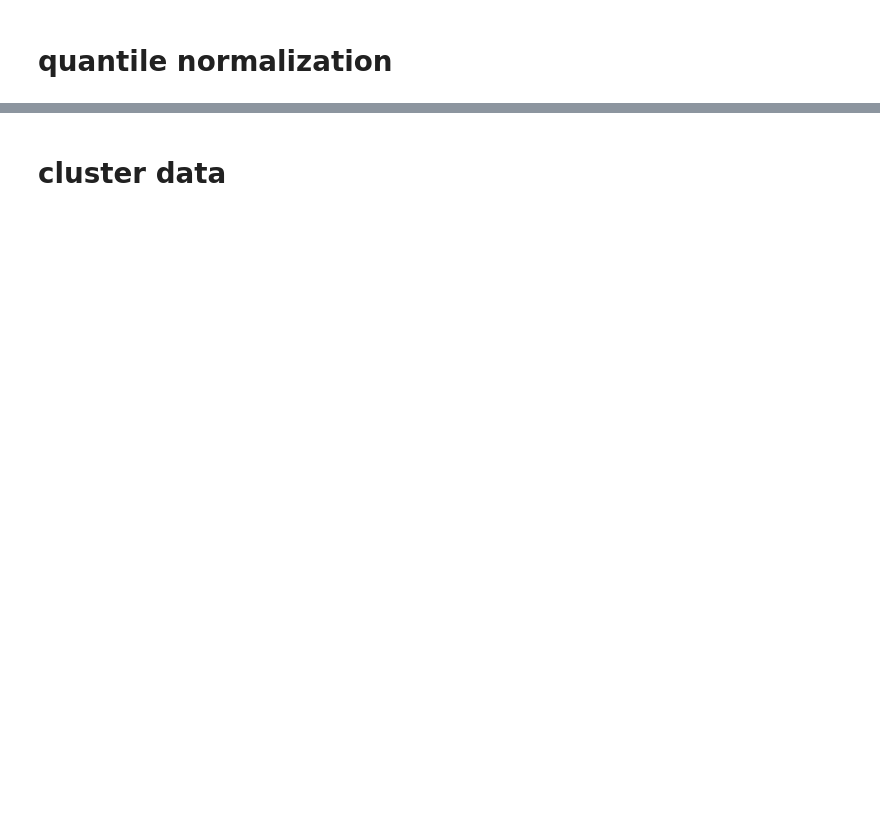
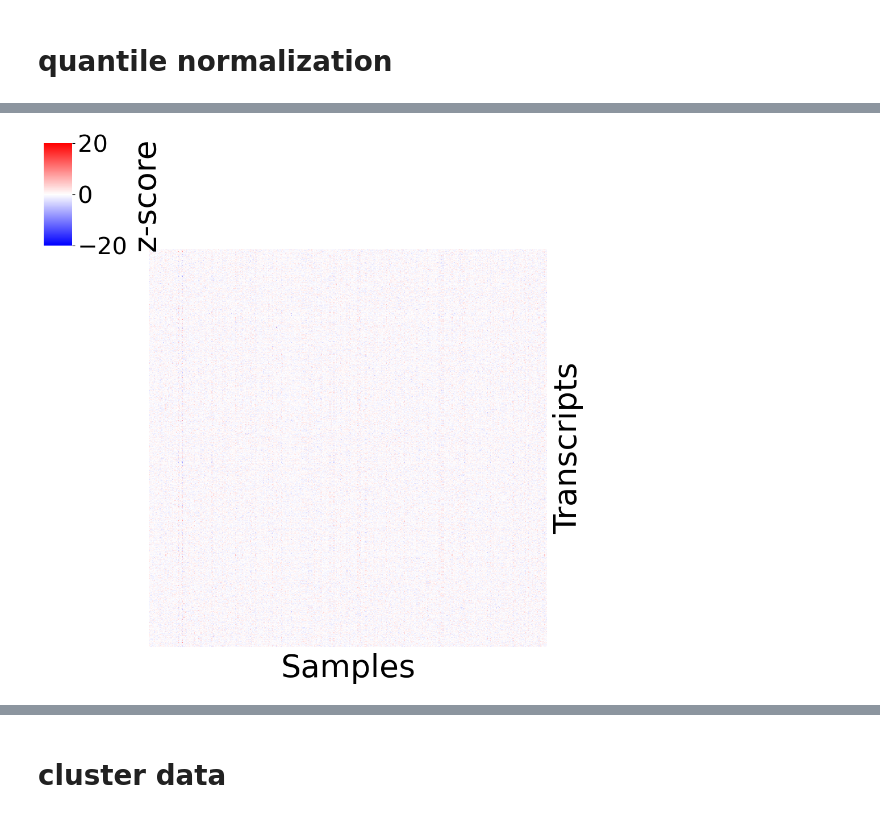
Before and after one commit to adelomana/education, a Jupyter notebook: kevin/cluster finder step 2.ipynb, the cells around one changed output, grey strips where cells are left out. Drawn from its saved outputs; the diff is of its cells as text; code cells hidden in the pictures; blank space fills up the shorter version.

```diff
--- a/kevin/cluster finder step 2.ipynb
+++ b/kevin/cluster finder step 2.ipynb
@@ -94,0 +120,3 @@ matplotlib.pyplot.show()
+# %%
+zscore_df = scipy.stats.zscore(qndf, axis=1)
+zscore_df.std(axis=1)
@@ -94,0 +147,5 @@ matplotlib.pyplot.show()
+# %%
+zscore_df.rename_axis('Transcripts', inplace=True)
+zscore_df.rename_axis('Samples', axis='columns', inplace=True)
+print(zscore_df.shape)
+zscore_df
@@ -94,0 +185,5 @@ matplotlib.pyplot.show()
+# %%
+reduction = 10
+test = zscore_df.iloc[:int(zscore_df.shape[0]/reduction), :int(zscore_df.shape[1]/reduction)]
+print(test.shape)
+test
@@ -94,0 +206,13 @@ matplotlib.pyplot.show()
+# %%
+%%time
+seaborn.clustermap(test,
+                   cmap='bwr',
+                   row_cluster=False,
+                   col_cluster=False,
+                   vmin=-20, vmax=20,
+                   cbar_kws={'label':'z-score'},
+                   xticklabels=False, yticklabels=False,
+                  )
+matplotlib.pyplot.show()
+# %% [output]
+[figure, added]
```
Also changed, not shown: parts of 22 cells of this notebook, 1 other file.
